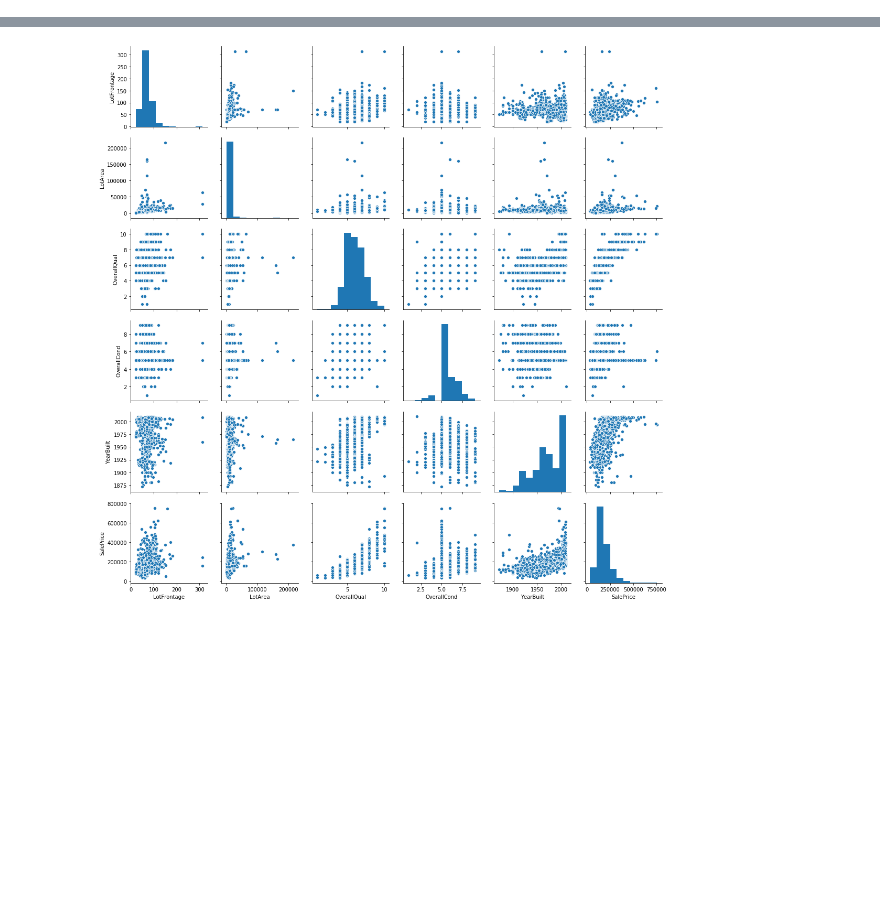
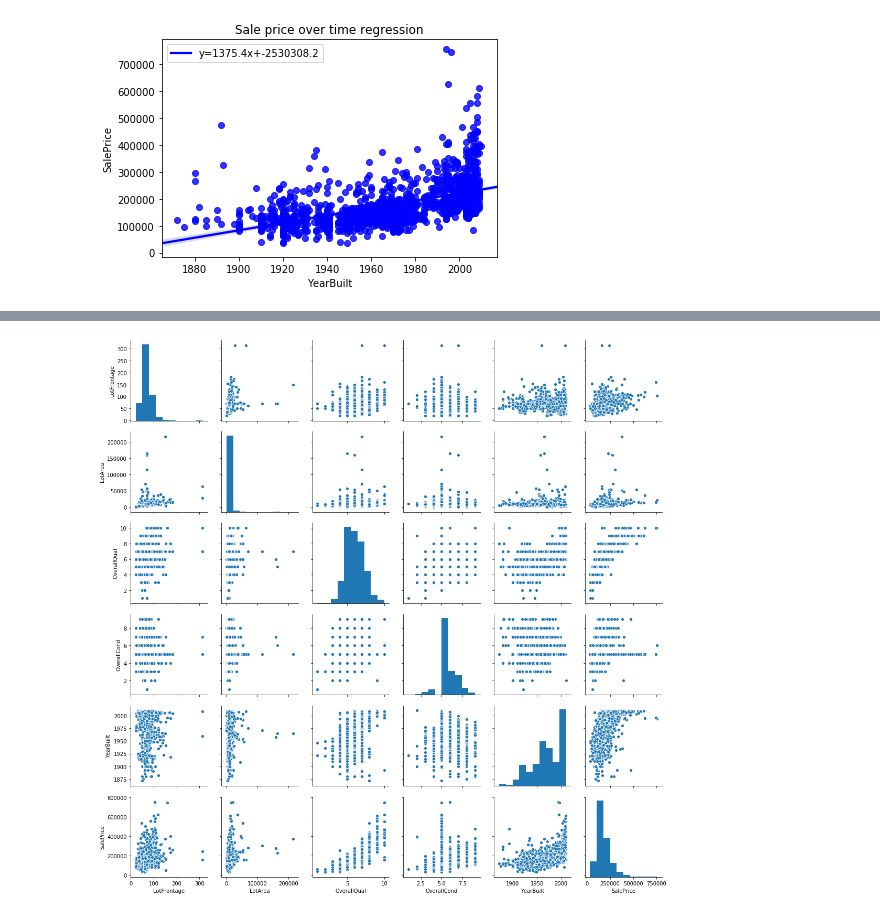
Before and after one commit to ABitNutty/Capstone-1, a Jupyter notebook: DataStory.ipynb, the cells around one changed output, grey strips where cells are left out. Saved outputs shown, nothing was run; the diff lists cells and outputs as text; code cells hidden in the pictures; blank space fills up the shorter version.

```diff
--- a/DataStory.ipynb
+++ b/DataStory.ipynb
@@ -42,0 +59,14 @@ Are there any items that can drastically improve value? (Either before or after
+# %%
+# get coeffs of linear fit
+slope, intercept, r_value, p_value, std_err = stats.linregress(data['YearBuilt'],data['SalePrice'])
+
+# use line_kws to set line label for legend
+ax = sns.regplot(x="YearBuilt", y="SalePrice", data=data, color='b',
+ line_kws={'label':"y={0:.1f}x+{1:.1f}".format(slope,intercept)})
+
+# plot legend and show plot
+ax.legend()
+plt.title('Sale price over time regression')
+plt.show()
+# %% [output]
+[figure, added]
```
Also changed, not shown: parts of 42 cells of this notebook.
